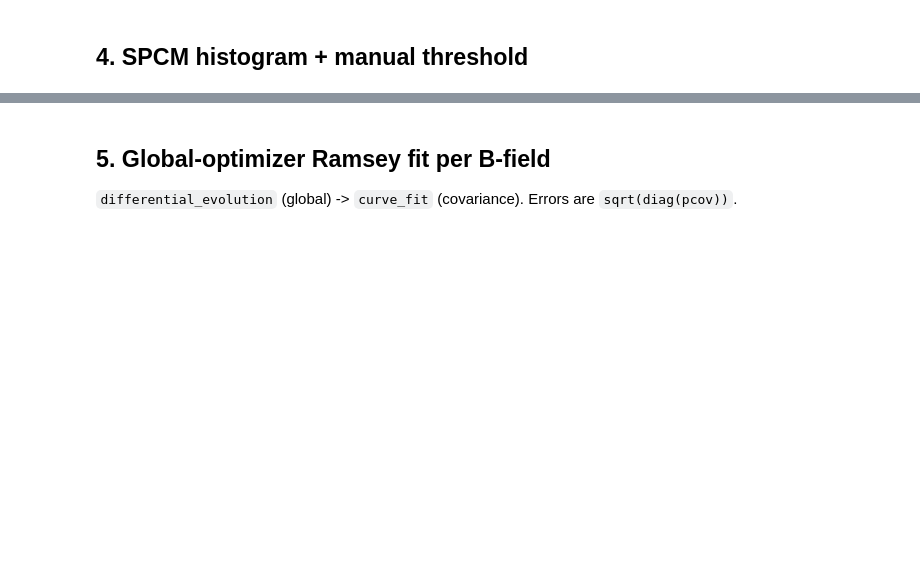
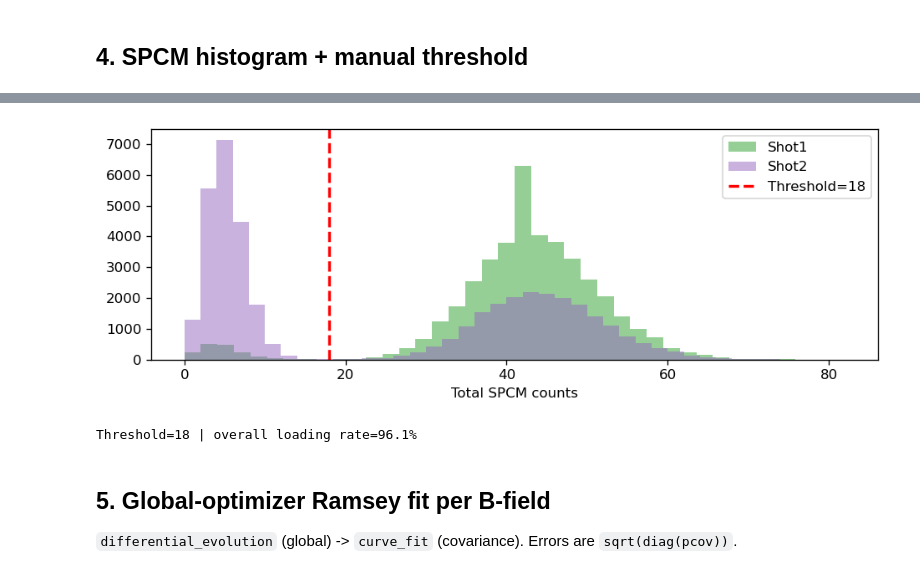
Before and after one commit to QuantumQuadrate/Node3_Cs_Project, a Jupyter notebook: repository/analysis/analyze_ramsey_qaxis_scan_v2.ipynb, the cells around one changed output, grey strips where cells are left out. Saved outputs shown, nothing was run; the diff lists cells and outputs as text; code cells hidden in the pictures; blank space fills up the shorter version.

```diff
--- a/repository/analysis/analyze_ramsey_qaxis_scan_v2.ipynb
+++ b/repository/analysis/analyze_ramsey_qaxis_scan_v2.ipynb
@@ -210,29 +251,32 @@ print(f"Shot1 median={np.median(shot1_total):.1f}   Shot2 median={np.median(shot
 # %%
 ########################################
-THRESHOLD = 13   # set from the histogram valley above
+THRESHOLD = 18   # set from the histogram valley above
 ########################################
 def retention_vs_freetime(field_sy, threshold):
     m = (shimY == field_sy)
     ft = free_mu[m]
     loaded = shot1_total[m] > threshold
     retained = shot2_total[m] > threshold
     uft = np.unique(ft)
     ret = np.full(len(uft), np.nan); err = np.full(len(uft), np.nan); nl = np.zeros(len(uft), int)
     for i, t in enumerate(uft):
         mm = (ft == t)
         nlo = int(loaded[mm].sum()); nret = int((loaded[mm] & retained[mm]).sum())
         nl[i] = nlo
         if nlo > 0:
             ret[i] = nret / nlo
             err[i] = np.sqrt(max(ret[i] * (1 - ret[i]), 0.0) / nlo)
     return uft / 1e6, ret, err, nl    # ft converted mu -> ms
 
 fig, ax = plt.subplots(figsize=(8, 3))
 ax.hist(shot1_total, bins=40, color="C2", alpha=0.5, label="Shot1")
 ax.hist(shot2_total, bins=40, color="C4", alpha=0.5, label="Shot2")
 ax.axvline(THRESHOLD, color="red", lw=2, ls="--", label=f"Threshold={THRESHOLD}")
 ax.set_xlabel("Total SPCM counts"); ax.legend(); plt.tight_layout(); plt.show()
 print(f"Threshold={THRESHOLD} | overall loading rate={100 * (shot1_total > THRESHOLD).mean():.1f}%")
+# %% [output]
+[figure, added]
+Threshold=18 | overall loading rate=96.1%
 # %% [markdown]
 ## 5. Global-optimizer Ramsey fit per B-field
 `differential_evolution` (global) -> `curve_fit` (covariance). Errors are `sqrt(diag(pcov))`.
```
Also changed, not shown: parts of 9 cells of this notebook, 4 other files.
